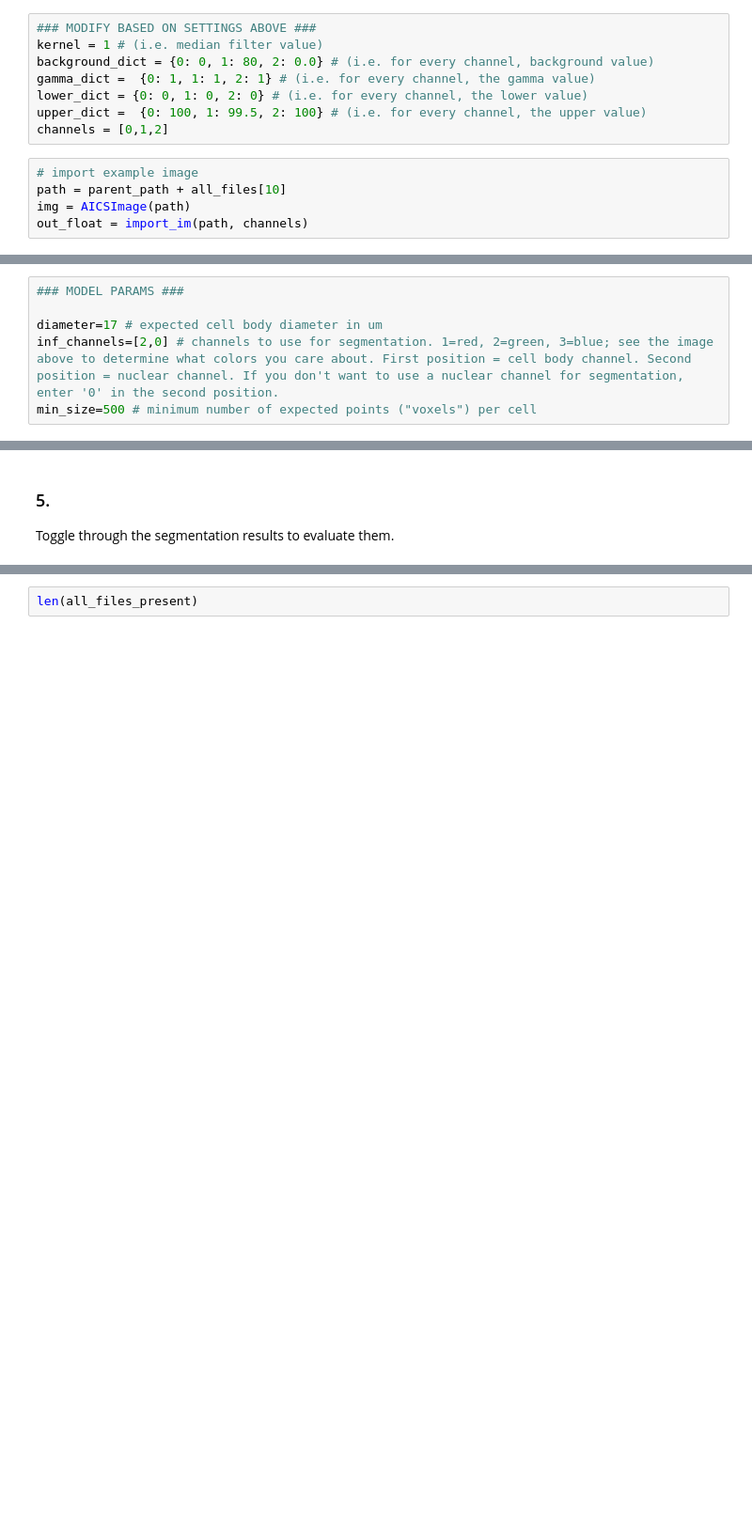
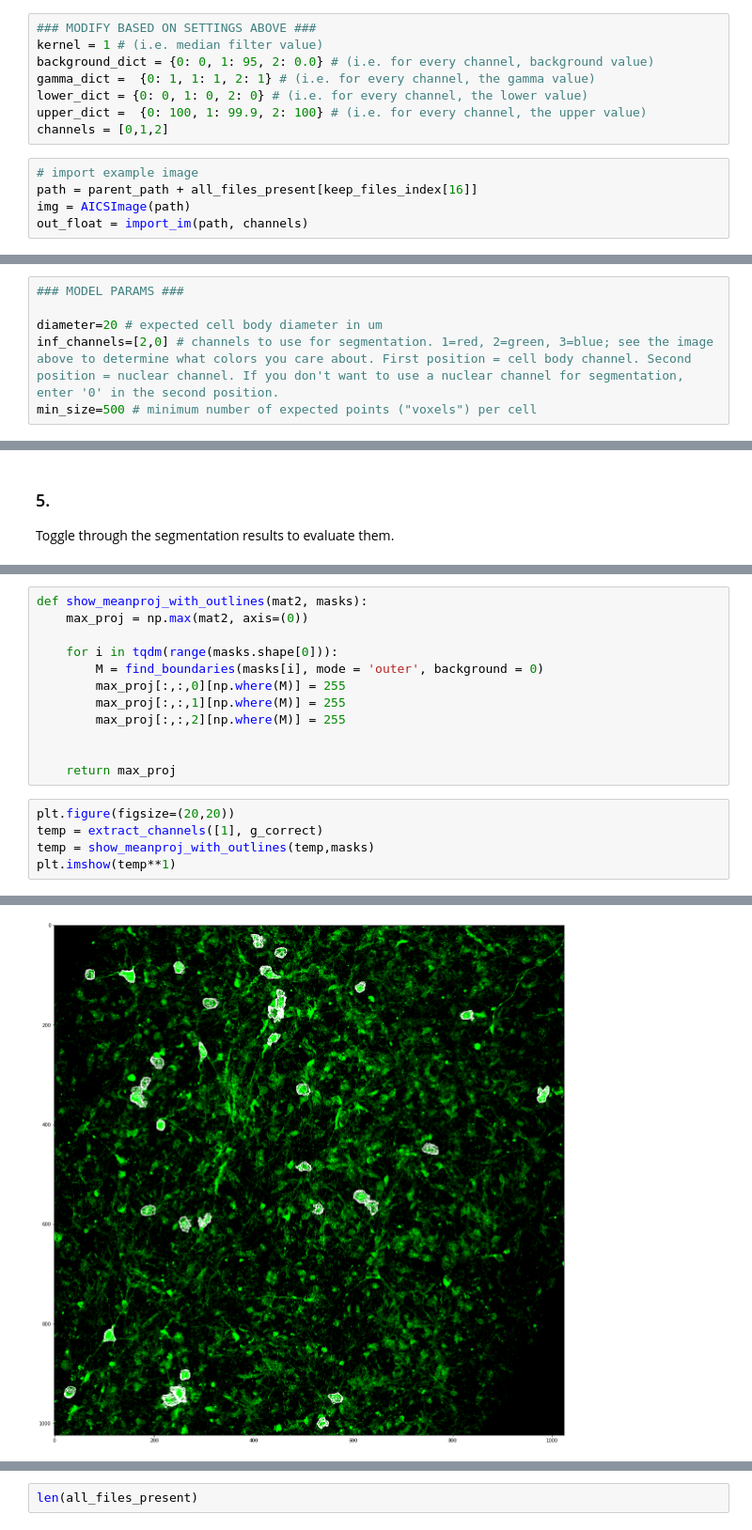
Before and after one commit to djunamay/confocalQuant, a Jupyter notebook: outs/neuronbatch102523_cellrox_out/102523_cellrox.ipynb, the cells around one changed output, grey strips where cells are left out. Shown at 94% size. Drawn from its saved outputs; the diff is of its cells as text; blank space fills up the shorter version.

```diff
--- a/outs/neuronbatch102523_cellrox_out/102523_cellrox.ipynb
+++ b/outs/neuronbatch102523_cellrox_out/102523_cellrox.ipynb
@@ -78,14 +78,14 @@ Choose parameters above that remove background signal (from tissue autofluoresce
 # %%
 ### MODIFY BASED ON SETTINGS ABOVE ###
 kernel = 1 # (i.e. median filter value)
-background_dict = {0: 0, 1: 80, 2: 0.0} # (i.e. for every channel, background value)
+background_dict = {0: 0, 1: 95, 2: 0.0} # (i.e. for every channel, background value)
 gamma_dict =  {0: 1, 1: 1, 2: 1} # (i.e. for every channel, the gamma value)
 lower_dict = {0: 0, 1: 0, 2: 0} # (i.e. for every channel, the lower value)
-upper_dict =  {0: 100, 1: 99.5, 2: 100} # (i.e. for every channel, the upper value)
+upper_dict =  {0: 100, 1: 99.9, 2: 100} # (i.e. for every channel, the upper value)
 channels = [0,1,2]
 # %%
 # import example image
-path = parent_path + all_files[10]
+path = parent_path + all_files_present[keep_files_index[16]]
 img = AICSImage(path)
 out_float = import_im(path, channels)
 # %%
@@ -100,7 +100,7 @@ Perform model segmentation. Start with the default parameters, then go back to m
 # %%
 ### MODEL PARAMS ###
 
-diameter=17 # expected cell body diameter in um
+diameter=20 # expected cell body diameter in um
 inf_channels=[2,0] # channels to use for segmentation. 1=red, 2=green, 3=blue; see the image above to determine what colors you care about. First position = cell body channel. Second position = nuclear channel. If you don't want to use a nuclear channel for segmentation, enter '0' in the second position.
 min_size=500 # minimum number of expected points ("voxels") per cell
 # %%
@@ -124,3 +124,21 @@ extracted = extract_channels([0,1], g_correct) # enter which channels to show he
 toggle_segmentation(float_to_int(extracted), masks) # you can optionally pass out_float, out_med, out_float_subtract, or apply different filters to out_float to help with the visualization
 # %% [output]
 [interactive output not drawn]
+# %%
+def show_meanproj_with_outlines(mat2, masks):
+    max_proj = np.max(mat2, axis=(0))
+
+    for i in tqdm(range(masks.shape[0])):
+        M = find_boundaries(masks[i], mode = 'outer', background = 0)
+        max_proj[:,:,0][np.where(M)] = 255
+        max_proj[:,:,1][np.where(M)] = 255
+        max_proj[:,:,2][np.where(M)] = 255
+
+
+    return max_proj
+# %%
+plt.figure(figsize=(20,20))
+temp = extract_channels([1], g_correct)
+temp = show_meanproj_with_outlines(temp,masks)
+plt.imshow(temp**1)
+# %% [output]
@@ -126,0 +147 @@ toggle_segmentation(float_to_int(extracted), masks) # you can optionally pass ou
+[figure, added]
```
Also changed, not shown: parts of 16 cells of this notebook, 1 other file.
